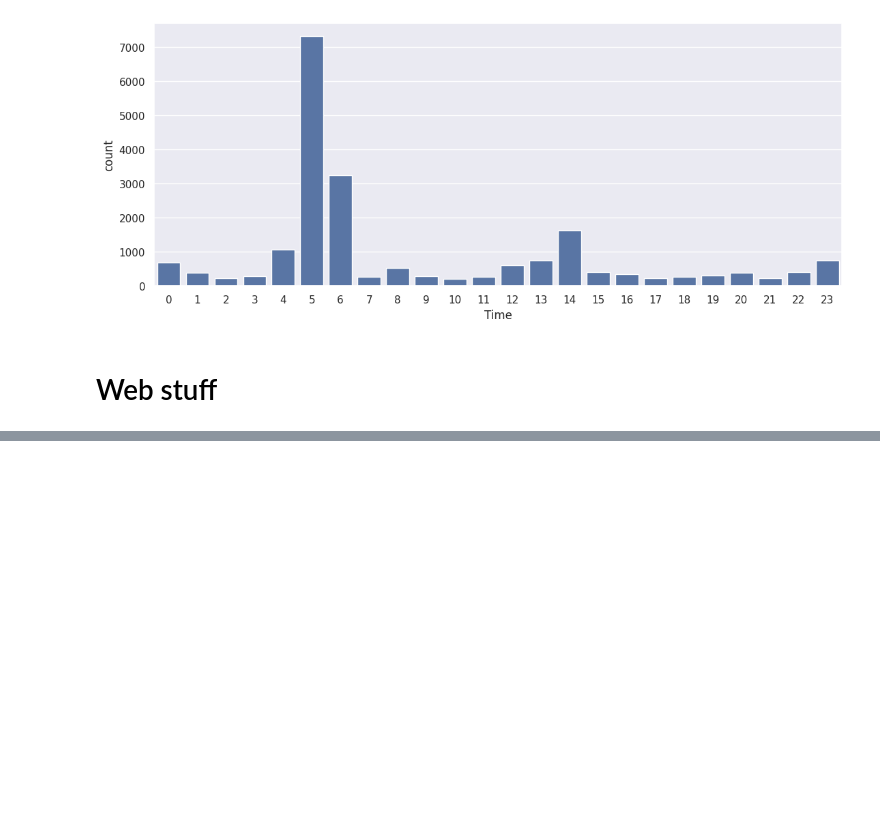
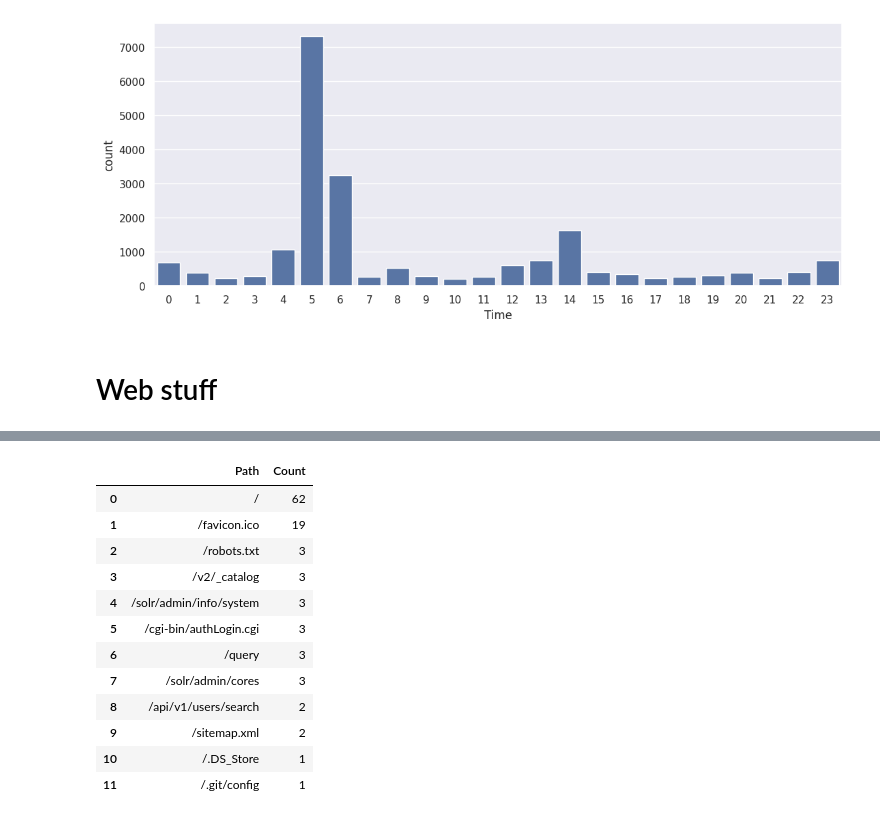
Before and after one commit to ysthakur/hacs202-ssh-hp, a Jupyter notebook: imhungry.ipynb, the cells around one changed output, grey strips where cells are left out. Drawn from its saved outputs; the diff is of its cells as text; code cells hidden in the pictures; blank space fills up the shorter version.

```diff
--- a/imhungry.ipynb
+++ b/imhungry.ipynb
@@ -260,0 +293,17 @@ sns.barplot(data=times_of_day.value_counts())
+# %%
+paths_web = load_web_json(PATH_COL, "paths")
+paths_web
+# %% [output]
+|  | Path | Count |
+| 0 | / | 62 |
+| 1 | /favicon.ico | 19 |
+| 2 | /robots.txt | 3 |
+| 3 | /v2/_catalog | 3 |
+| 4 | /solr/admin/info/system | 3 |
+| 5 | /cgi-bin/authLogin.cgi | 3 |
+| 6 | /query | 3 |
+| 7 | /solr/admin/cores | 3 |
+| 8 | /api/v1/users/search | 2 |
+| 9 | /sitemap.xml | 2 |
+| 10 | /.DS_Store | 1 |
+| 11 | /.git/config | 1 |
```
Also changed, not shown: parts of 5 cells of this notebook.
